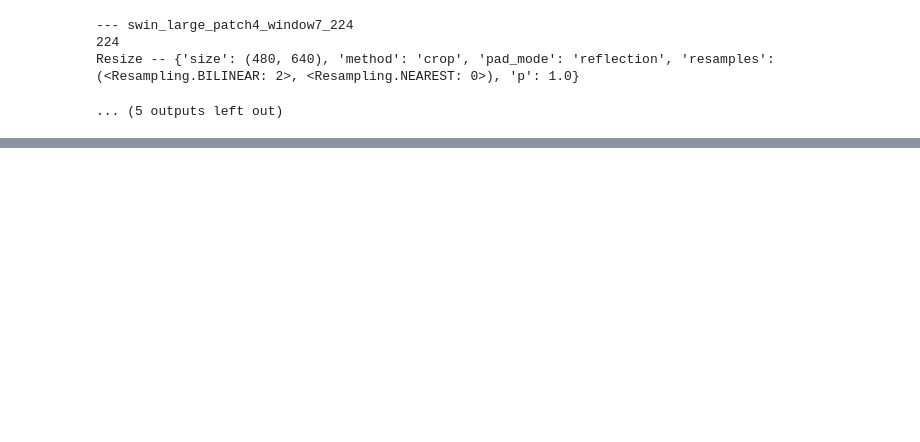
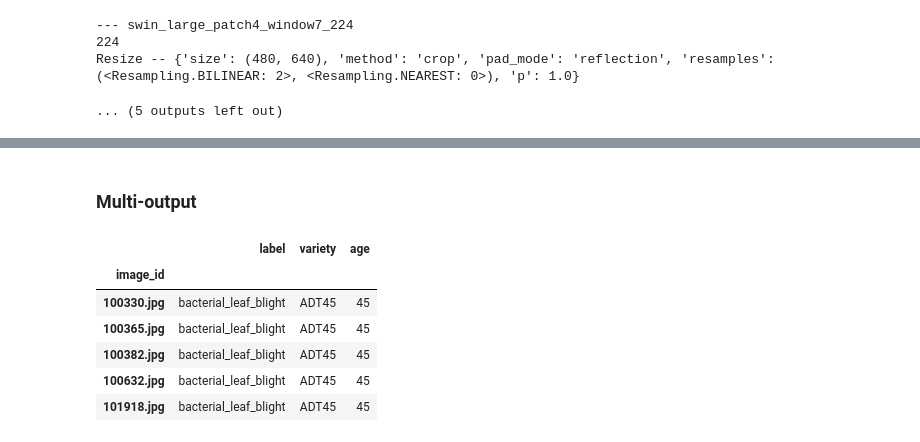
Before and after one commit to pratikasarkar/paddy_doctor, a Jupyter notebook: notebooks/paddydoctor.ipynb, the cells around one changed output, grey strips where cells are left out. Drawn from its saved outputs; the diff is of its cells as text; code cells hidden in the pictures; blank space fills up the shorter version.

Commit message:
MultiOutput implementation

```diff
--- a/notebooks/paddydoctor.ipynb
+++ b/notebooks/paddydoctor.ipynb
@@ -368,0 +393,13 @@ Resize -- {'size': (480, 640), 'method': 'crop', 'pad_mode': 'reflection', 'resa
+# %% [markdown]
+### Multi-output
+# %%
+df = pd.read_csv(path/'data'/'train.csv', index_col='image_id')
+df.head()
+# %% [output]
+|  | label | variety | age |
+| image_id |  |  |  |
+| 100330.jpg | bacterial_leaf_blight | ADT45 | 45 |
+| 100365.jpg | bacterial_leaf_blight | ADT45 | 45 |
+| 100382.jpg | bacterial_leaf_blight | ADT45 | 45 |
+| 100632.jpg | bacterial_leaf_blight | ADT45 | 45 |
+| 101918.jpg | bacterial_leaf_blight | ADT45 | 45 |
```
Also changed, not shown: parts of 24 cells of this notebook.
